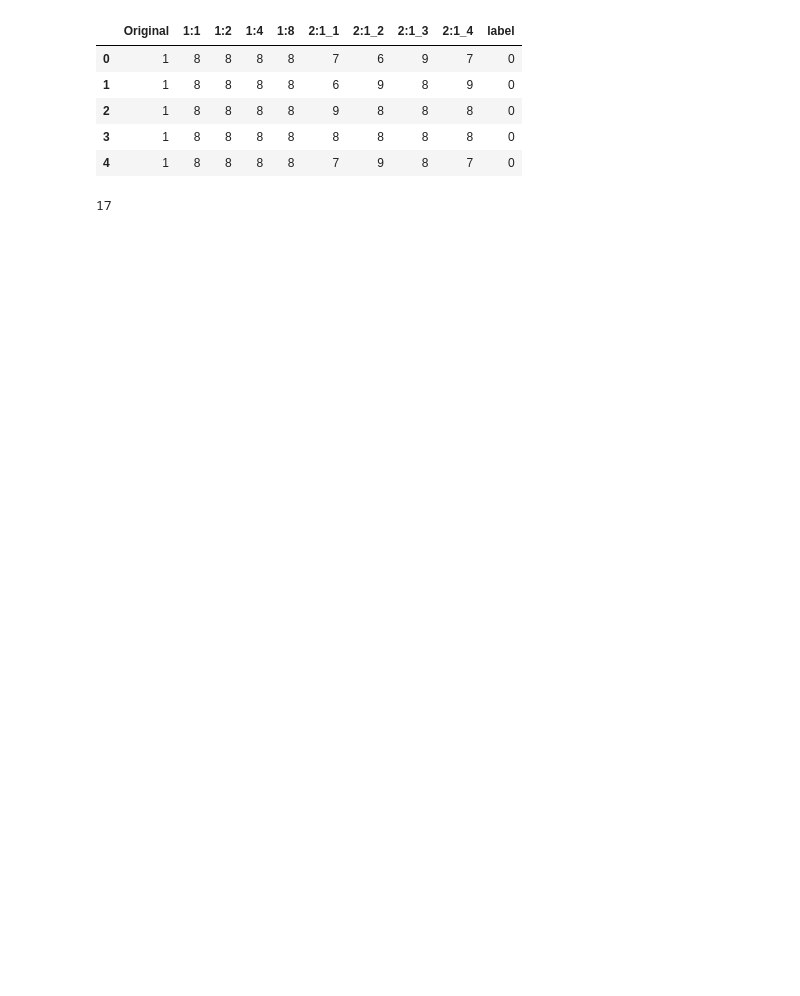
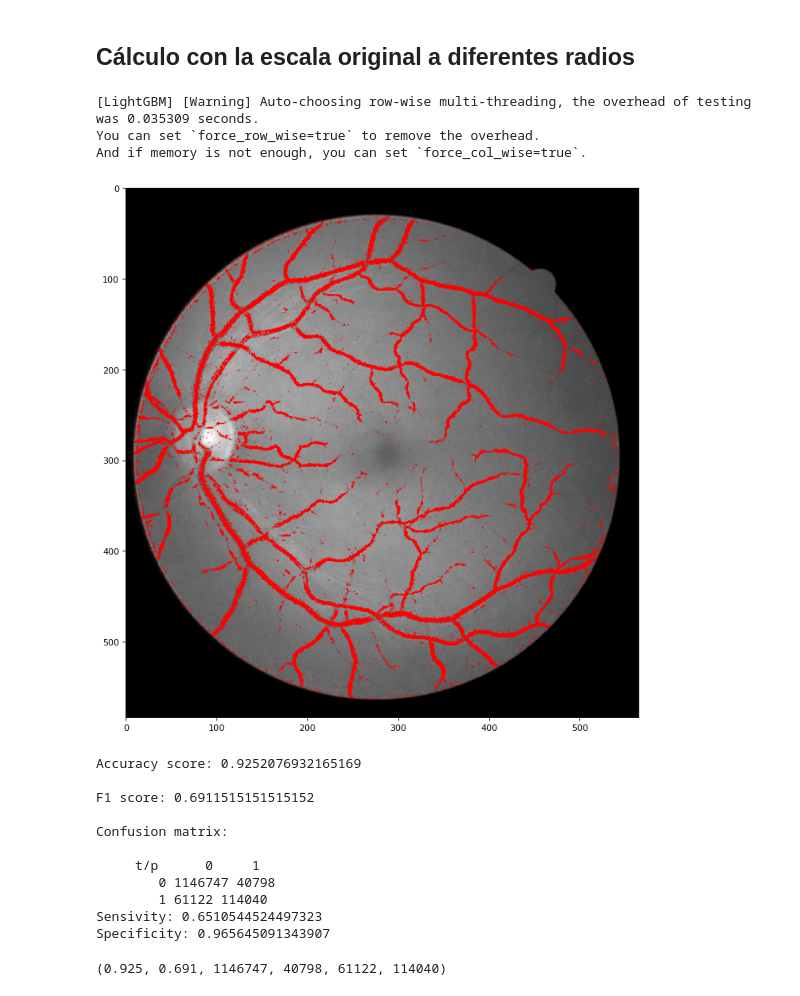
Before and after one commit to f-castellanos/lbp-pyramid, a Jupyter notebook: radius.ipynb, the cells around one changed output. Drawn from its saved outputs; the diff is of its cells as text; code cells hidden in the pictures; blank space fills up the shorter version.

Commit message:
Radius

```diff
--- a/radius.ipynb
+++ b/radius.ipynb
@@ -26,5 +27,31 @@ pd.DataFrame({k: getattr(PARAMETERS, k) for k in VALID_PARAMETERS.keys()}, index
 # %%
-PARAMETERS.RADIUS = 2
+from create_db import main
+
+# riu with r > 2 freezes the process
+for lbp_method in ['default', 'riu2', 'nriuniform', 'var']:
+    PARAMETERS.LBP_METHOD = lbp_method
+    for r in range(2, 5):
+        PARAMETERS.RADIUS = r
+        PARAMETERS.FILE_EXTENSION = PARAMETERS.update_file_extension(PARAMETERS)
+        main()
 # %%
-main()
+df_train = pd.DataFrame()
+df_test = pd.DataFrame()
+for r in range(2, 5):
+    db_path = f'../DB/extra_features/radius/{r}'
+    for filename in Path(db_path).glob('train_train_*'):
+        file_extension = \
+            str(filename).replace('train_train_', '').split('/')[-1].replace('.pkl', '')
+        properties = file_extension.replace(
+            'get_pyramid_dataset', 'get-pyramid-dataset').replace(
+            'get_datasets_by_scale', 'get-dataset-by-scale').split('_')
+        lbp_method = properties[0]
+        df_train_temp = pd.read_pickle(filename, compression='gzip')
+        df_test_temp = pd.read_pickle(str(filename).replace('train_train', 'train_test'), compression='gzip')
+        df_train_temp = df_train_temp.drop(['Original', 'label'], axis=1)
+        df_test_temp = df_test_temp.drop(['Original', 'label'], axis=1)
+        df_train_temp.columns = [f'1:1_{lbp_method}_{r}']
+        df_test_temp.columns = [f'1:1_{lbp_method}_{r}']
+        df_train = pd.concat([df_train, df_train_temp], axis=1)
+        df_test = pd.concat([df_test, df_test_temp], axis=1)
 # %%
@@ -36,13 +73,32 @@ df_test_r2 = pd.read_pickle(f'{test_file_name}.pkl', compression='gzip')
+# %% [markdown]
+## Cálculo con la escala original a diferentes radios
 # %%
-df_train_r2.head()
+from main import main
+
+PARAMETERS.METHOD = 'get_pyramid_dataset'
+PARAMETERS.INTERPOLATION_ALGORITHM = 'lanczos'
+PARAMETERS.BALANCE = False
+PARAMETERS.N_SCALES = 1
+PARAMETERS.X2SCALE = False
+PARAMETERS.GRAY_INTENSITY = True
+PARAMETERS.FILE_EXTENSION = PARAMETERS.update_file_extension(PARAMETERS)
+PARAMETERS.PLOT = True
+
+main(lgb='Num', all_lbp=True, plot_once=True, extra_features={'train': df_train, 'test': df_test})
 # %% [output]
-|  | Original | 1:1 | 1:2 | 1:4 | 1:8 | 2:1_1 | 2:1_2 | 2:1_3 | 2:1_4 | label |
-| 0 | 1 | 8 | 8 | 8 | 8 | 7 | 6 | 9 | 7 | 0 |
-| 1 | 1 | 8 | 8 | 8 | 8 | 6 | 9 | 8 | 9 | 0 |
-| 2 | 1 | 8 | 8 | 8 | 8 | 9 | 8 | 8 | 8 | 0 |
-| 3 | 1 | 8 | 8 | 8 | 8 | 8 | 8 | 8 | 8 | 0 |
-| 4 | 1 | 8 | 8 | 8 | 8 | 7 | 9 | 8 | 7 | 0 |
+[LightGBM] [Warning] Auto-choosing row-wise multi-threading, the overhead of testing was 0.035309 seconds.
+You can set `force_row_wise=true` to remove the overhead.
+And if memory is not enough, you can set `force_col_wise=true`.
+[figure, added]
+Accuracy score: 0.9252076932165169
+
+F1 score: 0.6911515151515152
+
+Confusion matrix:
+
+     t/p      0     1
+        0 1146747 40798
+        1 61122 114040
+Sensivity: 0.6510544524497323
+Specificity: 0.965645091343907
+(0.925, 0.691, 1146747, 40798, 61122, 114040)
-# %%
-np.max(np.array(df_train_r2))
-# %% [output]
-17
```
Also changed, not shown: parts of 9 cells of this notebook, 4 other files.
